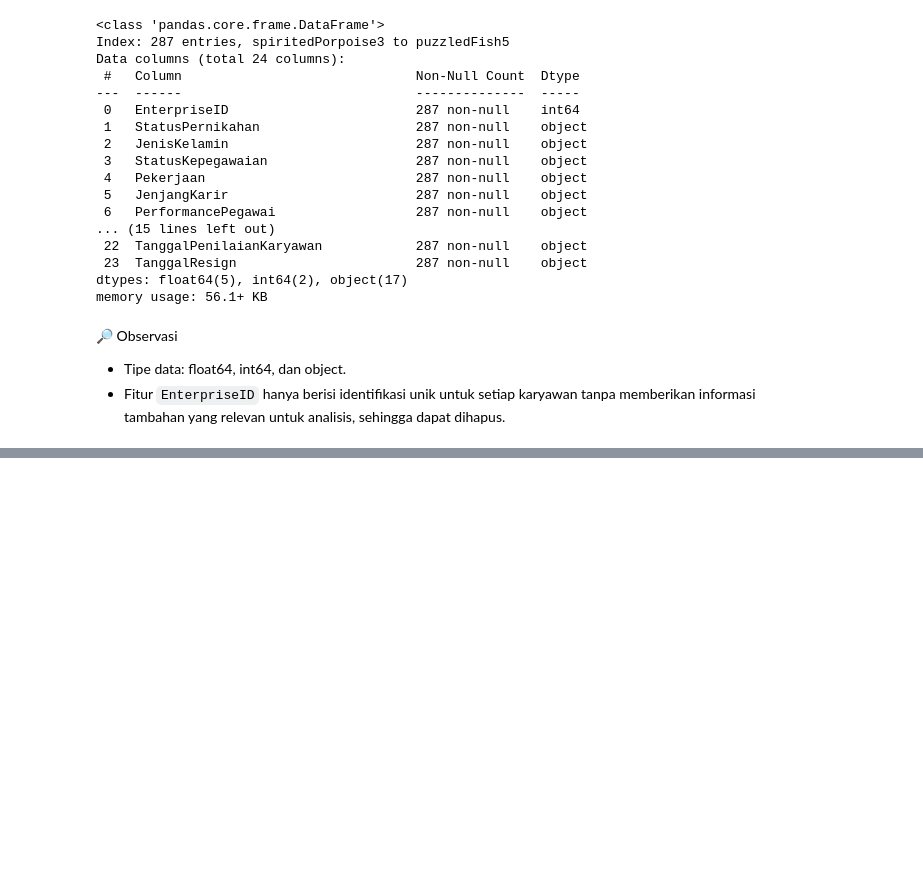
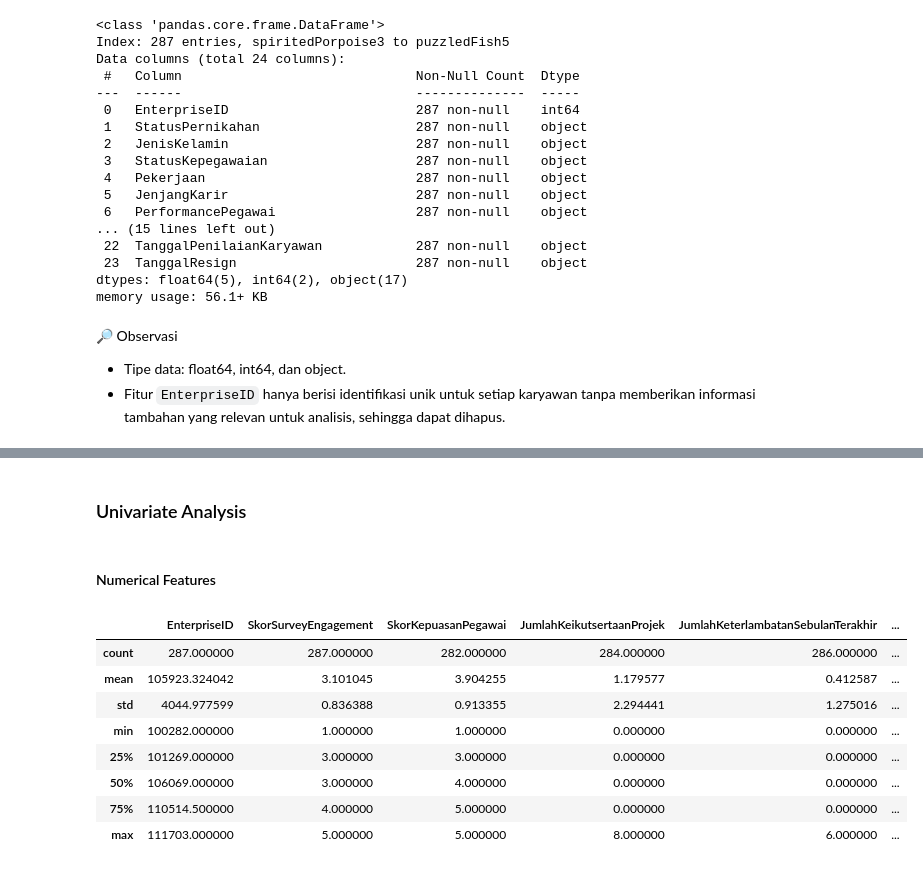
Before and after one commit to sabirinID/Predicting-Employee-Attrition, a Jupyter notebook: Notebooks/hr_employee_retention.ipynb, the cells around one changed output, grey strips where cells are left out. Cells and saved outputs as stored; diff of their text form; code cells hidden in the pictures; blank space fills up the shorter version.

```diff
--- a/Notebooks/hr_employee_retention.ipynb
+++ b/Notebooks/hr_employee_retention.ipynb
@@ -109,0 +145,16 @@ memory usage: 56.1+ KB
+# %% [markdown]
+### Univariate Analysis
+# %% [markdown]
+#### Numerical Features
+# %%
+num.describe()
+# %% [output]
+|  | EnterpriseID | SkorSurveyEngagement | SkorKepuasanPegawai | JumlahKeikutsertaanProjek | JumlahKeterlambatanSebulanTerakhir | ... |
+| count | 287.000000 | 287.000000 | 282.000000 | 284.000000 | 286.000000 | ... |
+| mean | 105923.324042 | 3.101045 | 3.904255 | 1.179577 | 0.412587 | ... |
+| std | 4044.977599 | 0.836388 | 0.913355 | 2.294441 | 1.275016 | ... |
+| min | 100282.000000 | 1.000000 | 1.000000 | 0.000000 | 0.000000 | ... |
+| 25% | 101269.000000 | 3.000000 | 3.000000 | 0.000000 | 0.000000 | ... |
+| 50% | 106069.000000 | 3.000000 | 4.000000 | 0.000000 | 0.000000 | ... |
+| 75% | 110514.500000 | 4.000000 | 5.000000 | 0.000000 | 0.000000 | ... |
+| max | 111703.000000 | 5.000000 | 5.000000 | 8.000000 | 6.000000 | ... |
```
Also changed, not shown: parts of 15 cells of this notebook.
